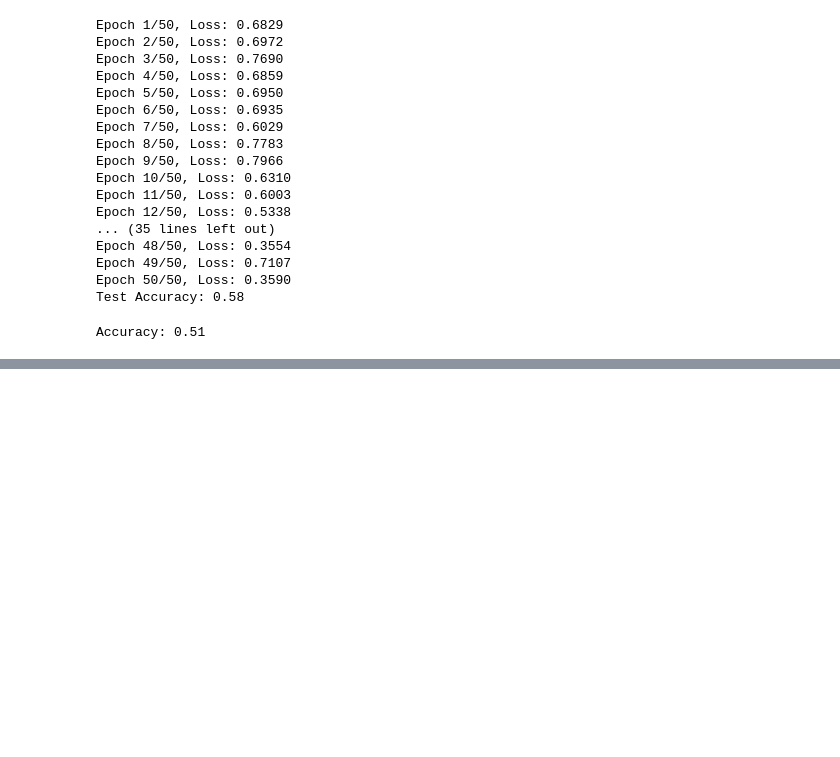
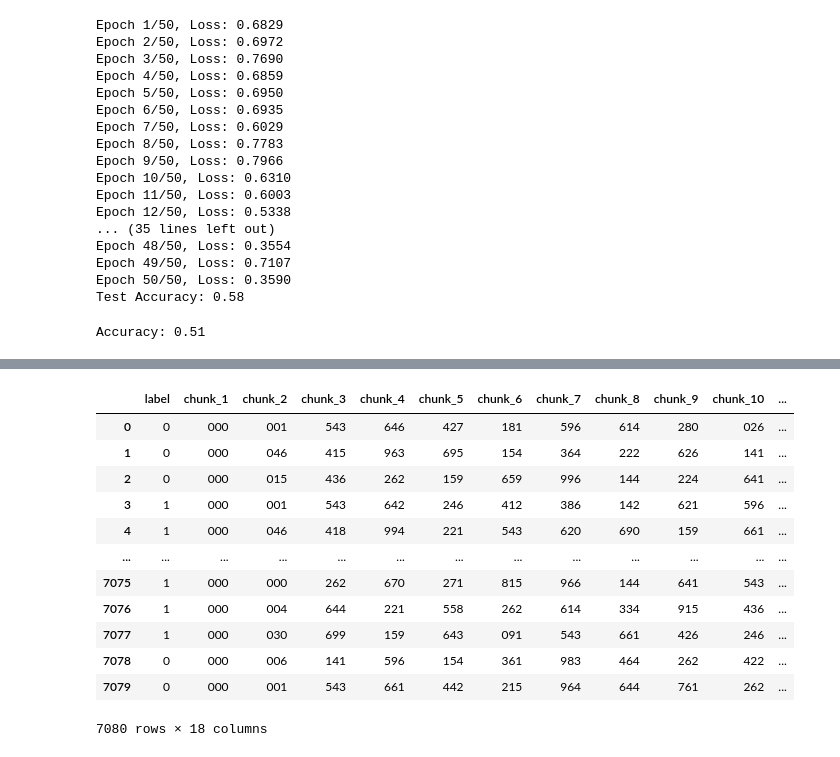
Before and after one commit to hardik1408/CS771, a Jupyter notebook: dataset3.ipynb, the cells around one changed output, grey strips where cells are left out. Saved outputs shown, nothing was run; the diff lists cells and outputs as text; code cells hidden in the pictures; blank space fills up the shorter version.

```diff
--- a/dataset3.ipynb
+++ b/dataset3.ipynb
@@ -307,0 +351,16 @@ Accuracy: 0.51
+# %%
+df
+# %% [output]
+|  | label | chunk_1 | chunk_2 | chunk_3 | chunk_4 | chunk_5 | chunk_6 | chunk_7 | chunk_8 | chunk_9 | chunk_10 | ... |
+| 0 | 0 | 000 | 001 | 543 | 646 | 427 | 181 | 596 | 614 | 280 | 026 | ... |
+| 1 | 0 | 000 | 046 | 415 | 963 | 695 | 154 | 364 | 222 | 626 | 141 | ... |
+| 2 | 0 | 000 | 015 | 436 | 262 | 159 | 659 | 996 | 144 | 224 | 641 | ... |
+| 3 | 1 | 000 | 001 | 543 | 642 | 246 | 412 | 386 | 142 | 621 | 596 | ... |
+| 4 | 1 | 000 | 046 | 418 | 994 | 221 | 543 | 620 | 690 | 159 | 661 | ... |
+| ... | ... | ... | ... | ... | ... | ... | ... | ... | ... | ... | ... | ... |
+| 7075 | 1 | 000 | 000 | 262 | 670 | 271 | 815 | 966 | 144 | 641 | 543 | ... |
+| 7076 | 1 | 000 | 004 | 644 | 221 | 558 | 262 | 614 | 334 | 915 | 436 | ... |
+| 7077 | 1 | 000 | 030 | 699 | 159 | 643 | 091 | 543 | 661 | 426 | 246 | ... |
+| 7078 | 0 | 000 | 006 | 141 | 596 | 154 | 361 | 983 | 464 | 262 | 422 | ... |
+| 7079 | 0 | 000 | 001 | 543 | 661 | 442 | 215 | 964 | 644 | 761 | 262 | ... |
+7080 rows × 18 columns
```
Also changed, not shown: parts of 12 cells of this notebook.
